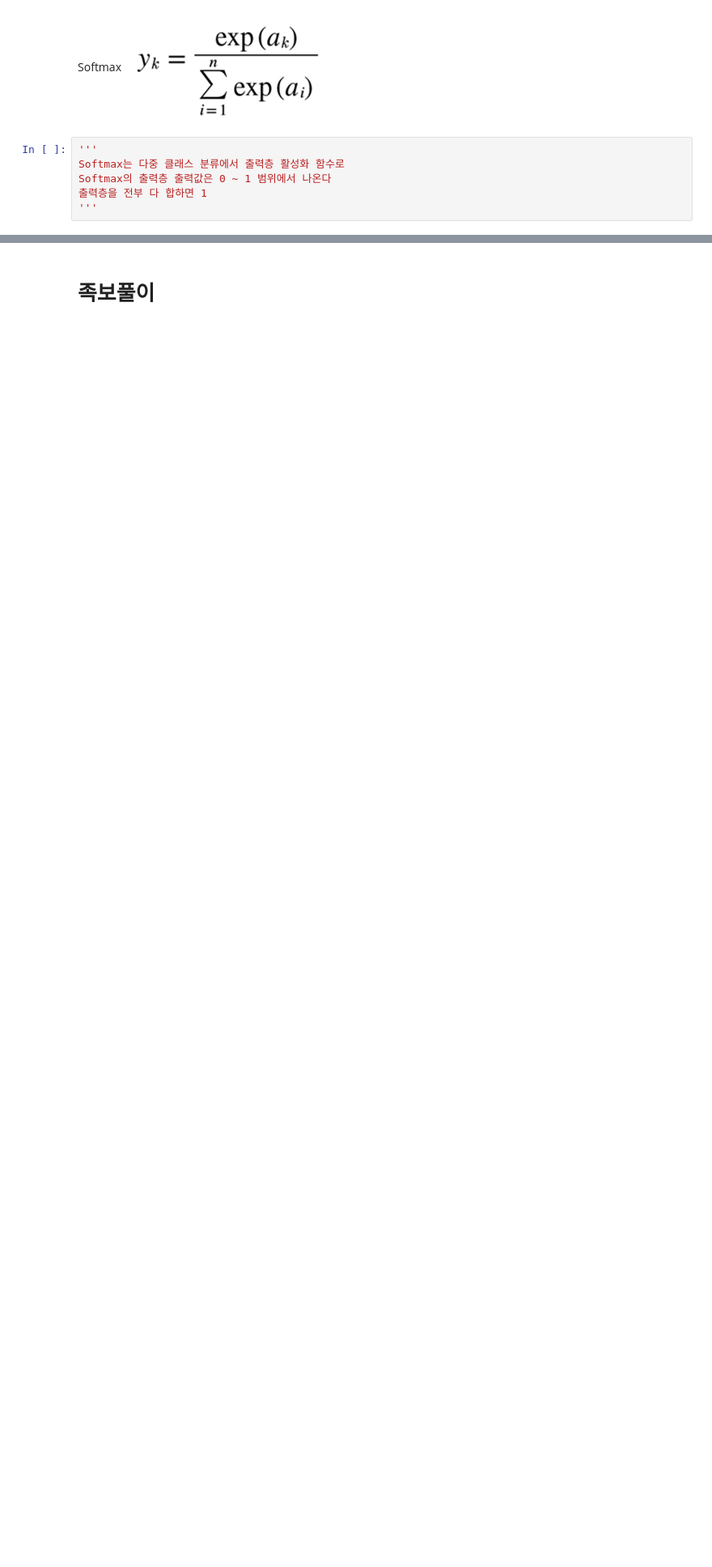
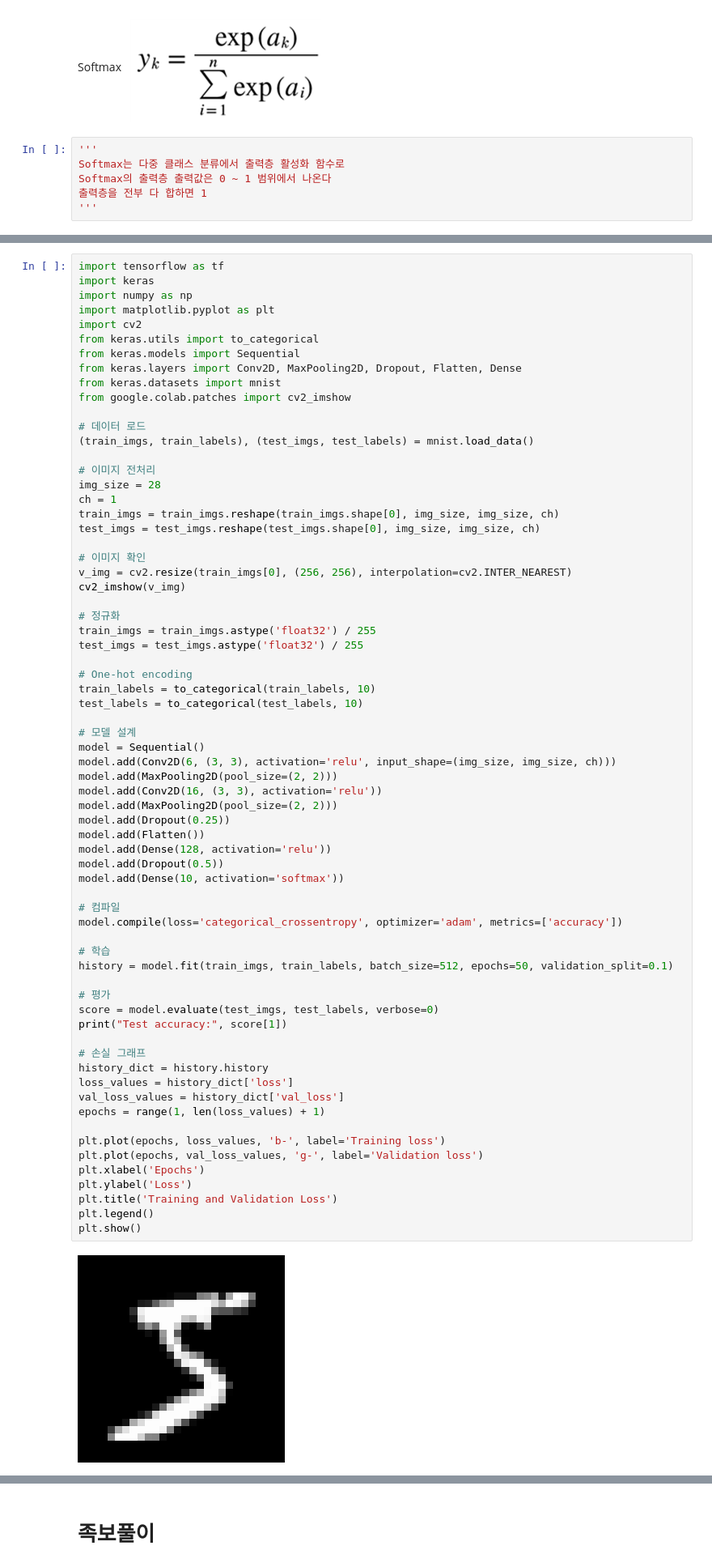
Before and after one commit to Jxhyxxk/Python_jxhyxxk, a Jupyter notebook: 딥러닝_정리.ipynb, the cells around one changed output, grey strips where cells are left out. Shown at 81% size. Saved outputs shown, nothing was run; the diff lists cells and outputs as text; blank space fills up the shorter version.

Commit message:
Colab을 통해 생성됨

```diff
--- a/딥러닝_정리.ipynb
+++ b/딥러닝_정리.ipynb
@@ -530,0 +685,70 @@ Softmax의 출력층 출력값은 0 ~ 1 범위에서 나온다
+# %%
+import tensorflow as tf
+import keras
+import numpy as np
+import matplotlib.pyplot as plt
+import cv2
+from keras.utils import to_categorical
+from keras.models import Sequential
+from keras.layers import Conv2D, MaxPooling2D, Dropout, Flatten, Dense
+from keras.datasets import mnist
+from google.colab.patches import cv2_imshow
+
+# 데이터 로드
+(train_imgs, train_labels), (test_imgs, test_labels) = mnist.load_data()
+
+# 이미지 전처리
+img_size = 28
+ch = 1
+train_imgs = train_imgs.reshape(train_imgs.shape[0], img_size, img_size, ch)
+test_imgs = test_imgs.reshape(test_imgs.shape[0], img_size, img_size, ch)
+
+# 이미지 확인
+v_img = cv2.resize(train_imgs[0], (256, 256), interpolation=cv2.INTER_NEAREST)
+cv2_imshow(v_img)
+
+# 정규화
+train_imgs = train_imgs.astype('float32') / 255
+test_imgs = test_imgs.astype('float32') / 255
+
+# One-hot encoding
+train_labels = to_categorical(train_labels, 10)
+test_labels = to_categorical(test_labels, 10)
+
+# 모델 설계
+model = Sequential()
+model.add(Conv2D(6, (3, 3), activation='relu', input_shape=(img_size, img_size, ch)))
+model.add(MaxPooling2D(pool_size=(2, 2)))
+model.add(Conv2D(16, (3, 3), activation='relu'))
+model.add(MaxPooling2D(pool_size=(2, 2)))
+model.add(Dropout(0.25))
+model.add(Flatten())
+model.add(Dense(128, activation='relu'))
+model.add(Dropout(0.5))
+model.add(Dense(10, activation='softmax'))
+
+# 컴파일
+model.compile(loss='categorical_crossentropy', optimizer='adam', metrics=['accuracy'])
+
+# 학습
+history = model.fit(train_imgs, train_labels, batch_size=512, epochs=50, validation_split=0.1)
+
+# 평가
+score = model.evaluate(test_imgs, test_labels, verbose=0)
+print("Test accuracy:", score[1])
+
+# 손실 그래프
+history_dict = history.history
+loss_values = history_dict['loss']
+val_loss_values = history_dict['val_loss']
+epochs = range(1, len(loss_values) + 1)
+
+plt.plot(epochs, loss_values, 'b-', label='Training loss')
+plt.plot(epochs, val_loss_values, 'g-', label='Validation loss')
+plt.xlabel('Epochs')
+plt.ylabel('Loss')
+plt.title('Training and Validation Loss')
+plt.legend()
+plt.show()
+# %% [output]
+[figure, added]
```
Also changed, not shown: parts of 46 cells of this notebook.
